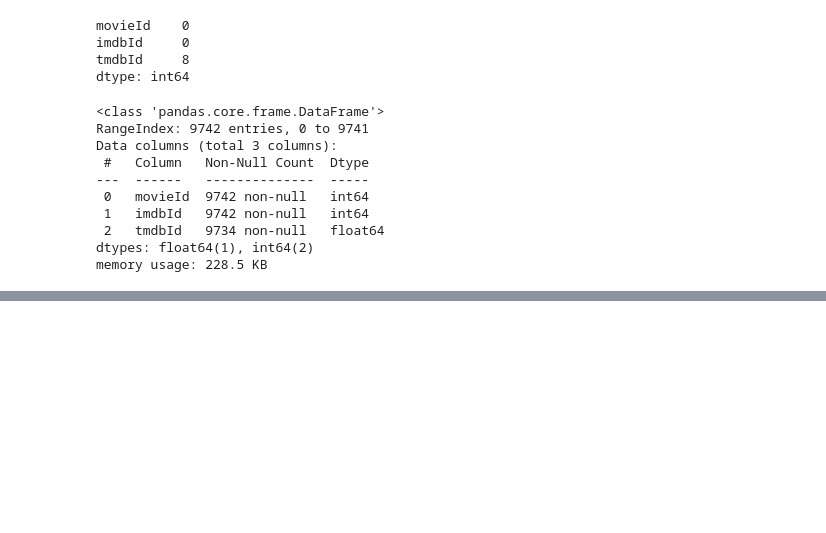
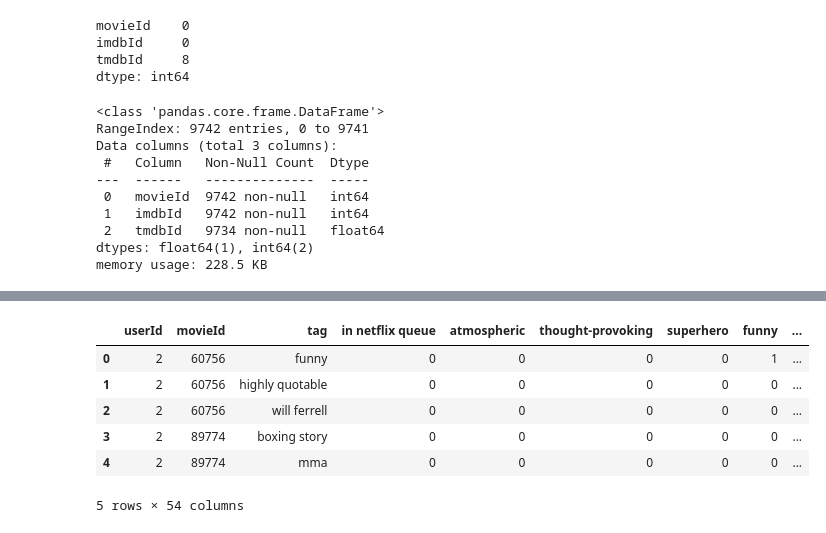
Before and after one commit to NavasFrancisco/MoviesRecommender, a Jupyter notebook: MoviesRecommender.ipynb, the cells around one changed output, grey strips where cells are left out. Cells and saved outputs as stored; diff of their text form; code cells hidden in the pictures; blank space fills up the shorter version.

```diff
--- a/MoviesRecommender.ipynb
+++ b/MoviesRecommender.ipynb
@@ -189,0 +243,2 @@ memory usage: 228.5 KB
+# %%
+dftags['tag']=dftags['tag'].str.lower() ## let's pull all of them in lowercase letters
@@ -189,0 +293,10 @@ memory usage: 228.5 KB
+# %%
+dftags.head()
+# %% [output]
+|  | userId | movieId | tag | in netflix queue | atmospheric | thought-provoking | superhero | funny | ... |
+| 0 | 2 | 60756 | funny | 0 | 0 | 0 | 0 | 1 | ... |
+| 1 | 2 | 60756 | highly quotable | 0 | 0 | 0 | 0 | 0 | ... |
+| 2 | 2 | 60756 | will ferrell | 0 | 0 | 0 | 0 | 0 | ... |
+| 3 | 2 | 89774 | boxing story | 0 | 0 | 0 | 0 | 0 | ... |
+| 4 | 2 | 89774 | mma | 0 | 0 | 0 | 0 | 0 | ... |
+5 rows × 54 columns
```
Also changed, not shown: parts of 18 cells of this notebook.
